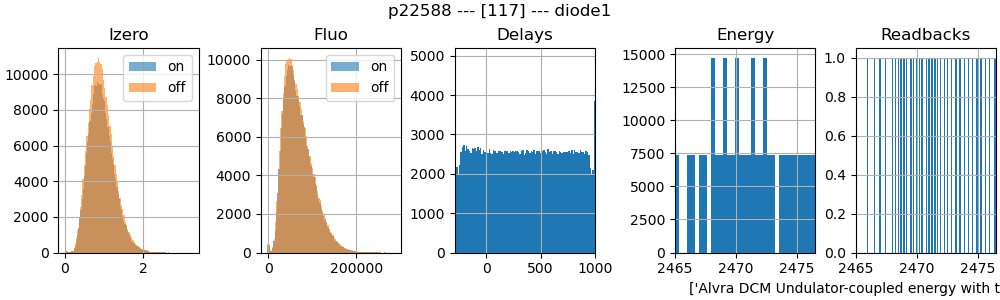
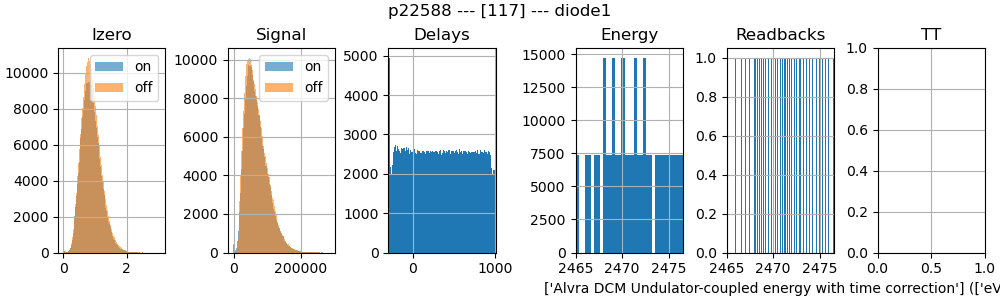
The change to this notebook cell's code, shown as a diff; its figure went from the first image to the second:
--- before
+++ after
@@ -1 +1 @@
-plot_merged_data(data, meta, Signal='diode1', Izero='Izero110', TT='126', withTT=True, bins=100, figsize=(10, 3))
+plot_merged_data(data, meta, Signal='diode1', Izero='Izero122', TT='126', withTT=False, bins=100, figsize=(10, 3))

Commit: Updated after Wallick (p23085) exp